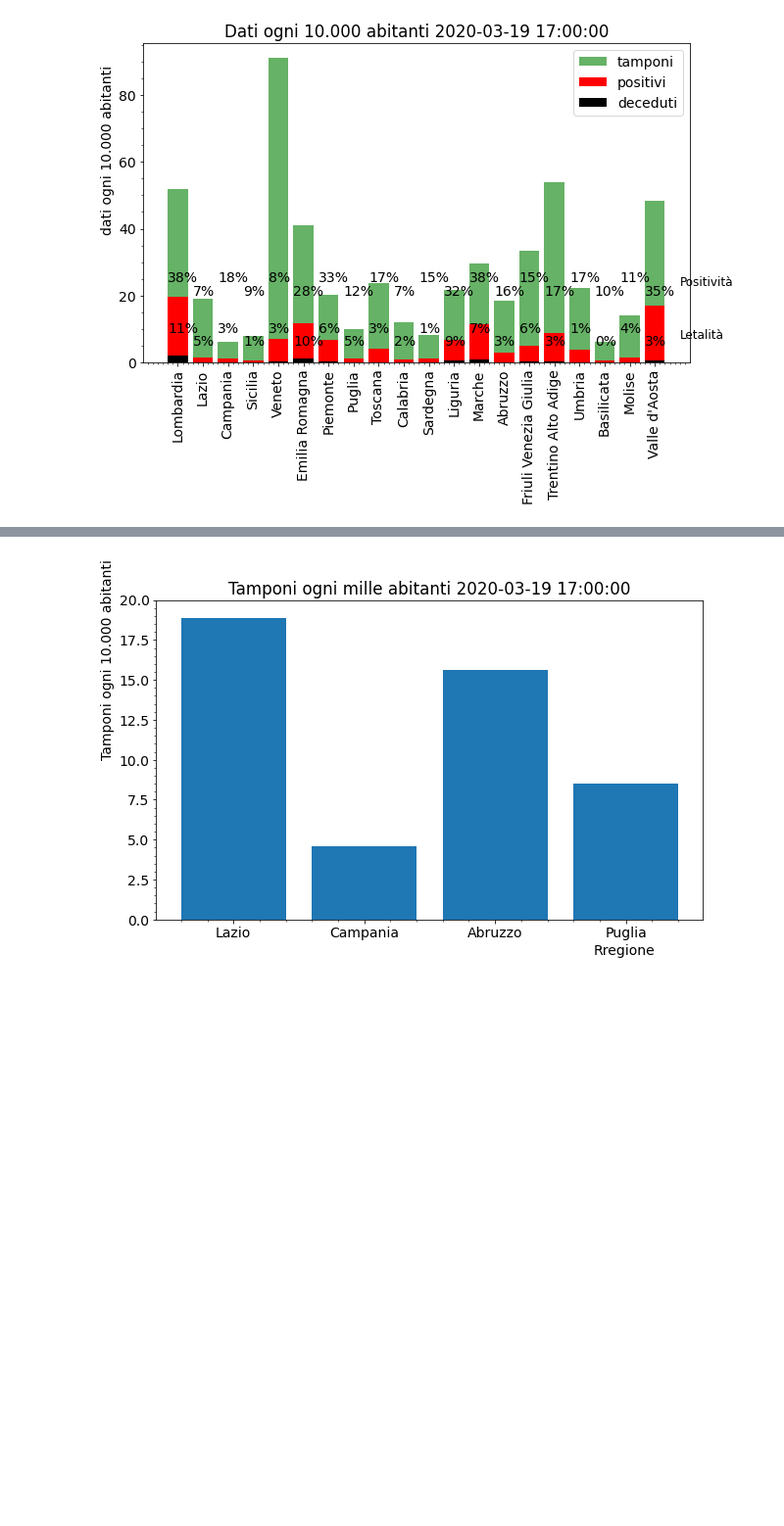
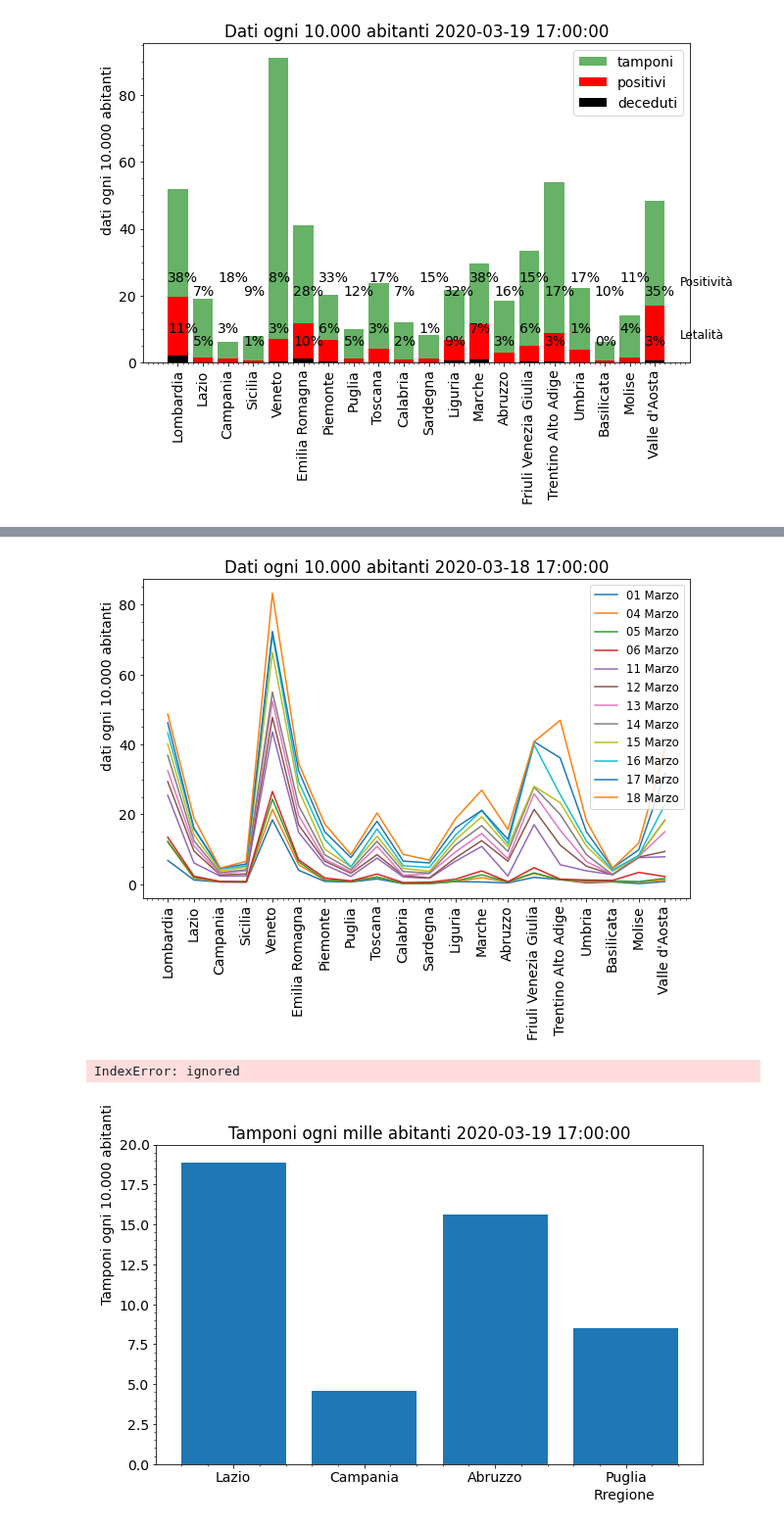
Before and after one commit to lorenzopaolucci/studenti, a Jupyter notebook: covid19.ipynb, the cells around one changed output, grey strips where cells are left out. Shown at 98% size. Drawn from its saved outputs; the diff is of its cells as text; code cells hidden in the pictures; blank space fills up the shorter version.

```diff
--- a/covid19.ipynb
+++ b/covid19.ipynb
@@ -411,3 +464,23 @@ plt.show()
+# %%
+dati_regioni = np.array(dati_regioni)
+fig, ax = plt.subplots(figsize=(10,6))
+for d in range(0, len(dati_regioni)):
+  ax.plot(regioni, dati_regioni[d][2], label='{:02d} Marzo'.format(dati_regioni[d][0]))
+ax.set_title('Dati ogni 10.000 abitanti '+data_sel)
+ax.set_ylabel('dati ogni 10.000 abitanti', horizontalalignment = 'left', y=0.4)
+plt.xticks(rotation=90)
+plt.minorticks_on()
+
+plt.legend(loc=1, prop={'size':'small'})
+plt.show()
+plt.show()
+# %% [output]
+[figure, added]
+# %%
+len(dati_regioni[2][5])
+#len(regioni)
+# %% [output]
+IndexError: ignored
 # %%
 P_Lazio = 5.897e6
 P_Campania = 5.827e6
```
Also changed, not shown: parts of 2 cells of this notebook.
